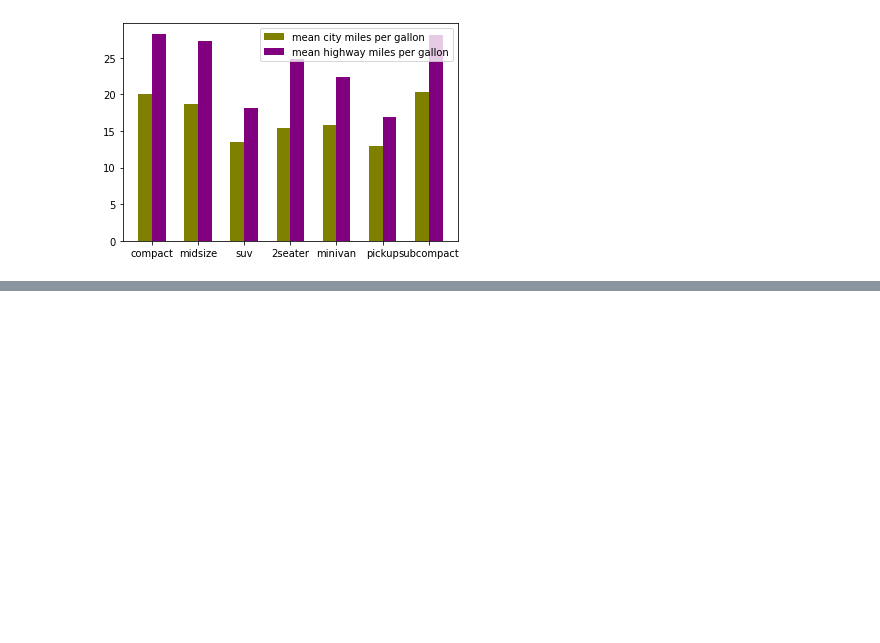
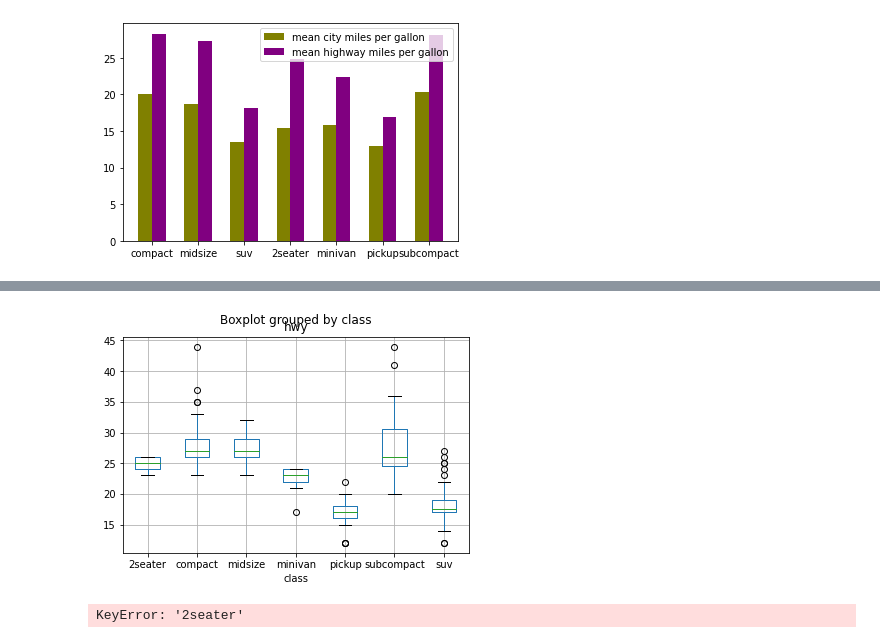
Before and after one commit to exeboy/PythonVisualization, a Jupyter notebook: Data_Visualization.ipynb, the cells around one changed output, grey strips where cells are left out. Saved outputs shown, nothing was run; the diff lists cells and outputs as text; code cells hidden in the pictures; blank space fills up the shorter version.

```diff
--- a/Data_Visualization.ipynb
+++ b/Data_Visualization.ipynb
@@ -113,0 +105,11 @@ df.head()
+# %%
+# box plot sorted by class
+
+df.boxplot(column=['hwy'], by='class')
+plt.show()
+# %% [output]
+[figure, added]
+# %%
+df.loc['2seater']
+# %% [output]
+KeyError: '2seater'
```
Also changed, not shown: parts of 4 cells of this notebook.
